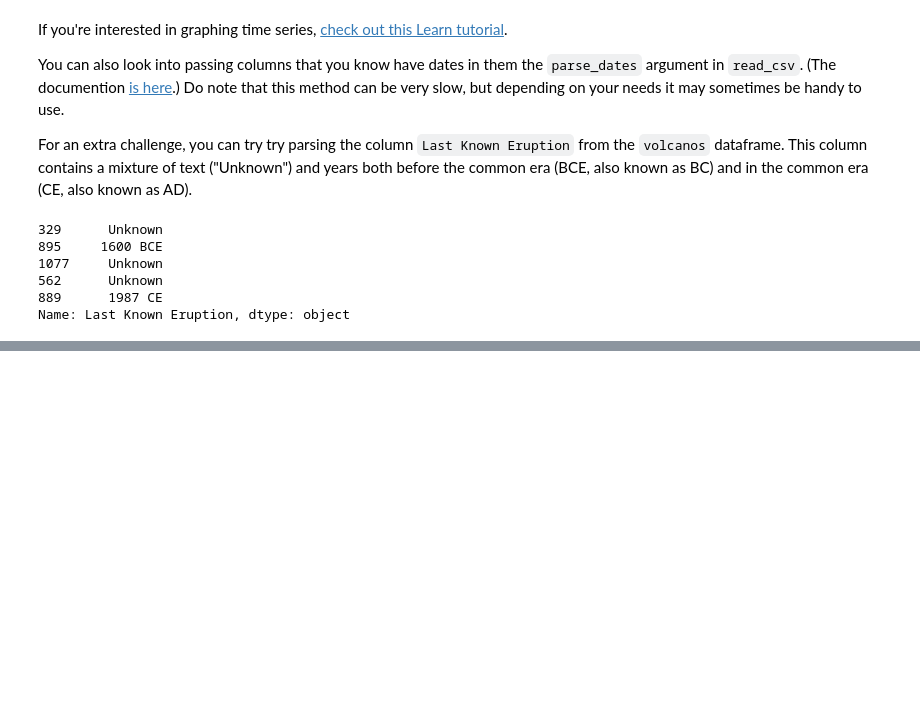
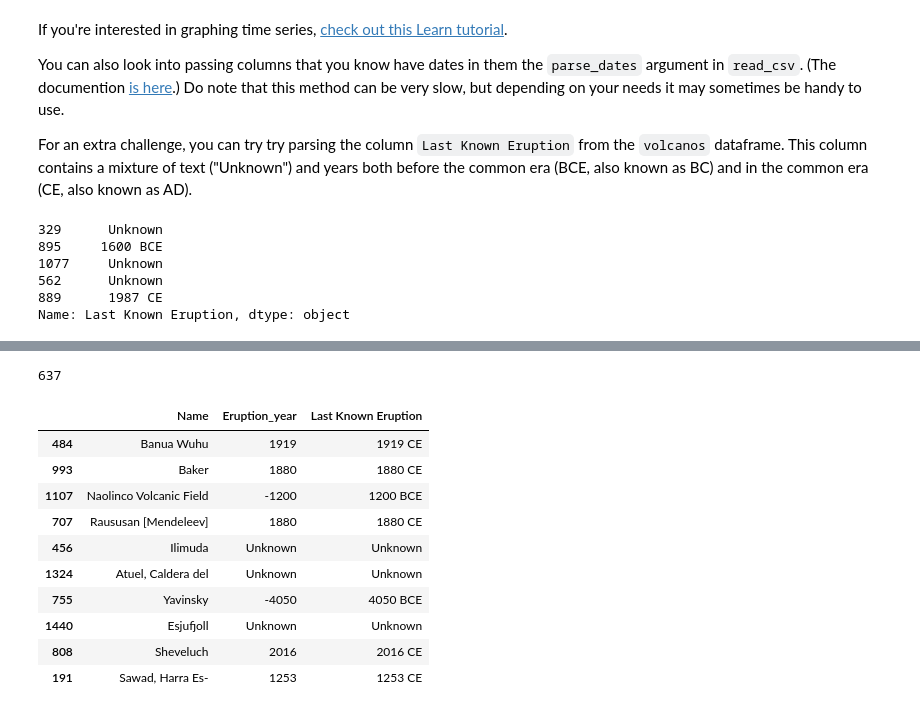
Before and after one commit to jgp-13/kaggle-data-cleaning-challenge, a Jupyter notebook: notebooks/nb3-data-cleaning-challenge-parsing-dates.ipynb, the cells around one changed output, grey strips where cells are left out. Saved outputs shown, nothing was run; the diff lists cells and outputs as text; code cells hidden in the pictures; blank space fills up the shorter version.

```diff
--- a/notebooks/nb3-data-cleaning-challenge-parsing-dates.ipynb
+++ b/notebooks/nb3-data-cleaning-challenge-parsing-dates.ipynb
@@ -269,0 +311,36 @@ Name: Last Known Eruption, dtype: object
+# %%
+def convert_to_years(year_str):
+    if year_str == 'Unknown':
+        return 'Unknown'  # or return None if you prefer
+    year, era = year_str.split(' ')
+    year = int(year)
+    if era not in ['CE','BCE']:
+        print(era)
+    if era == 'BCE':
+        return -year  # BCE y'Unknown'ears are negative
+    elif era == 'CE':
+        return year  # CE years are positive
+    else:
+        return np.nan  # In case of an invalid format
+# %%
+volcanos['Eruption_year'] = volcanos['Last Known Eruption'].apply(convert_to_years)
+# %%
+volcanos_NaT = volcanos[volcanos['Last Known Eruption']=='Unknown']
+volcanos_NaT[(volcanos_NaT['Last Known Eruption']=='Unknown')&(volcanos_NaT['Eruption_year']=='Unknown')][['Last Known Eruption', 'Eruption_year']].size
+len(volcanos_NaT)
+# %% [output]
+637
+# %%
+volcanos[['Name','Eruption_year','Last Known Eruption']].sample(10)
+# %% [output]
+|  | Name | Eruption_year | Last Known Eruption |
+| 484 | Banua Wuhu | 1919 | 1919 CE |
+| 993 | Baker | 1880 | 1880 CE |
+| 1107 | Naolinco Volcanic Field | -1200 | 1200 BCE |
+| 707 | Raususan [Mendeleev] | 1880 | 1880 CE |
+| 456 | Ilimuda | Unknown | Unknown |
+| 1324 | Atuel, Caldera del | Unknown | Unknown |
+| 755 | Yavinsky | -4050 | 4050 BCE |
+| 1440 | Esjufjoll | Unknown | Unknown |
+| 808 | Sheveluch | 2016 | 2016 CE |
+| 191 | Sawad, Harra Es- | 1253 | 1253 CE |
```
Also changed, not shown: parts of 2 cells of this notebook, 1 other file.
